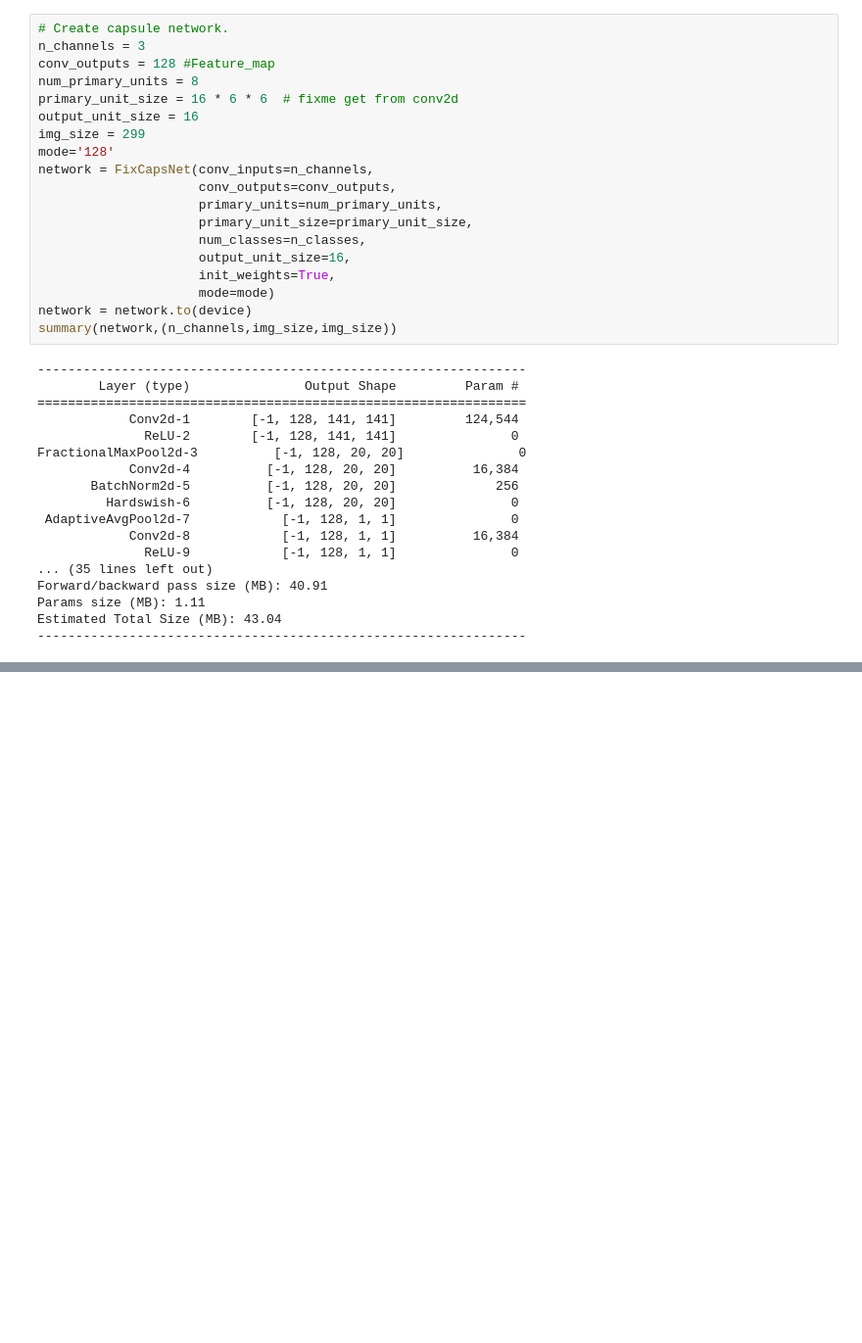
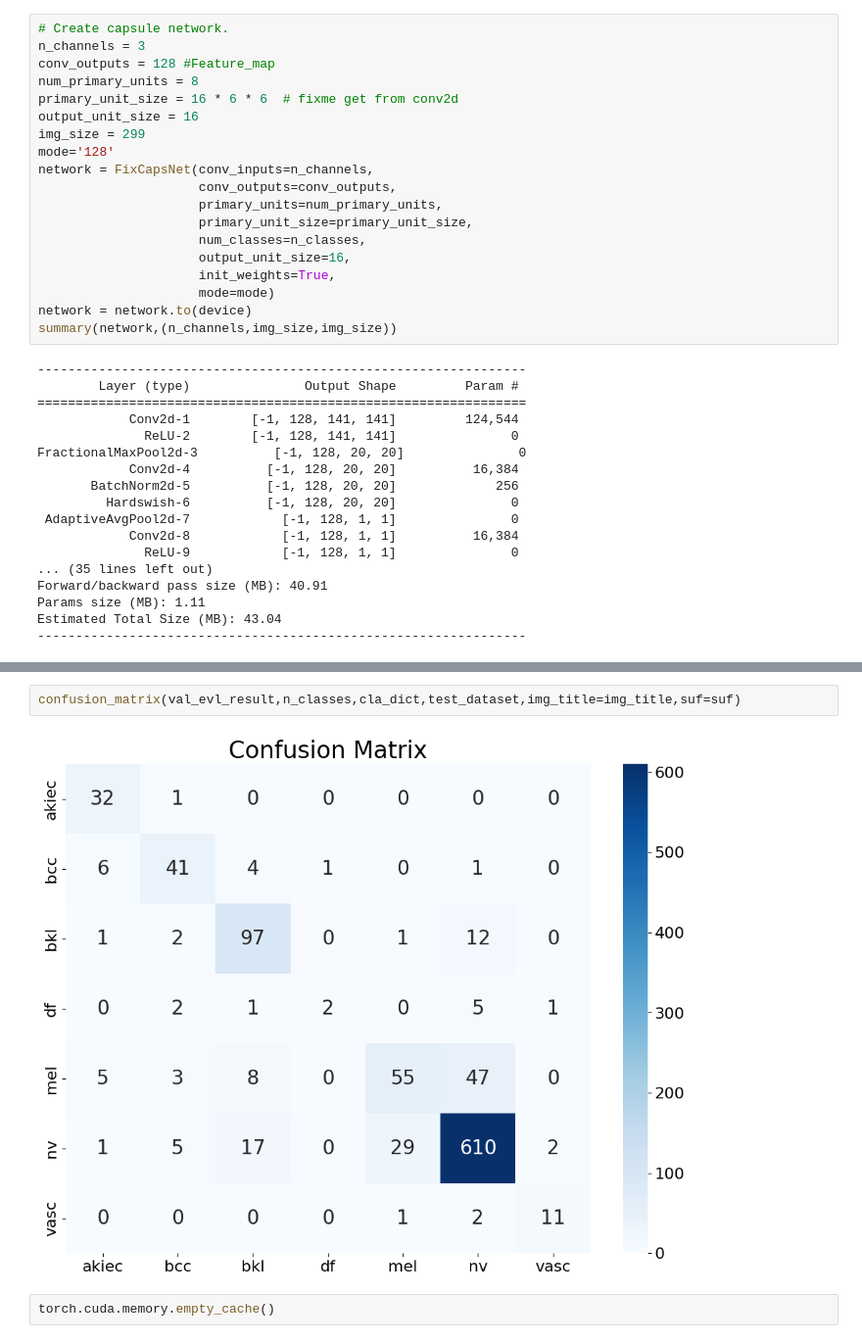
Before and after one commit to Tiendat06/NCKH2025, a Jupyter notebook: CNN/notebooks/my_model.ipynb, the cells around one changed output, grey strips where cells are left out. Shown at 98% size. Saved outputs shown, nothing was run; the diff lists cells and outputs as text; blank space fills up the shorter version.

```diff
--- a/CNN/notebooks/my_model.ipynb
+++ b/CNN/notebooks/my_model.ipynb
@@ -505,0 +772,6 @@ HAM10000 ==> val ...
+# %%
+confusion_matrix(val_evl_result,n_classes,cla_dict,test_dataset,img_title=img_title,suf=suf)
+# %% [output]
+[figure, added]
+# %%
+torch.cuda.memory.empty_cache()
```
Also changed, not shown: parts of 47 cells of this notebook, 6 other files.
